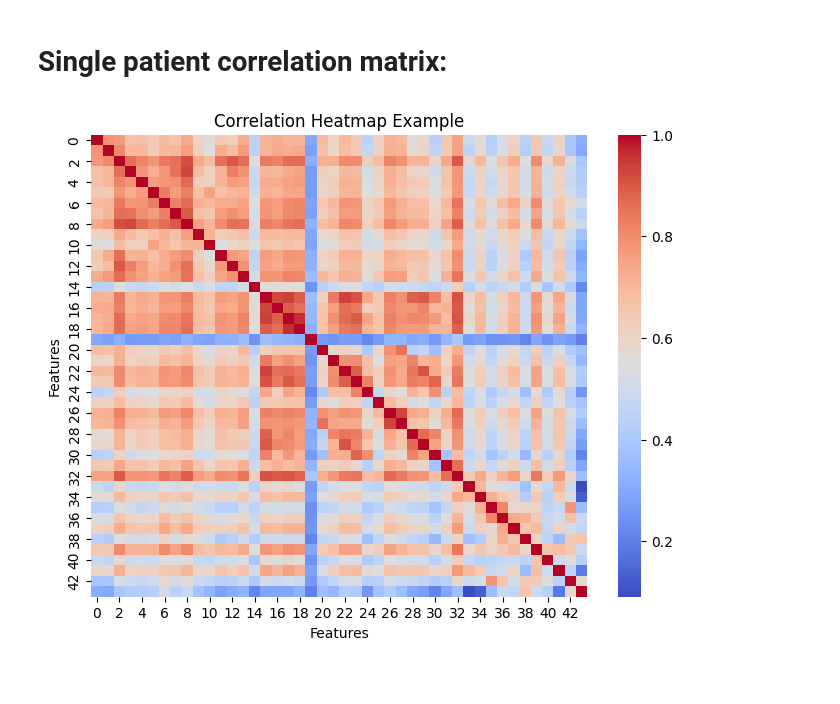
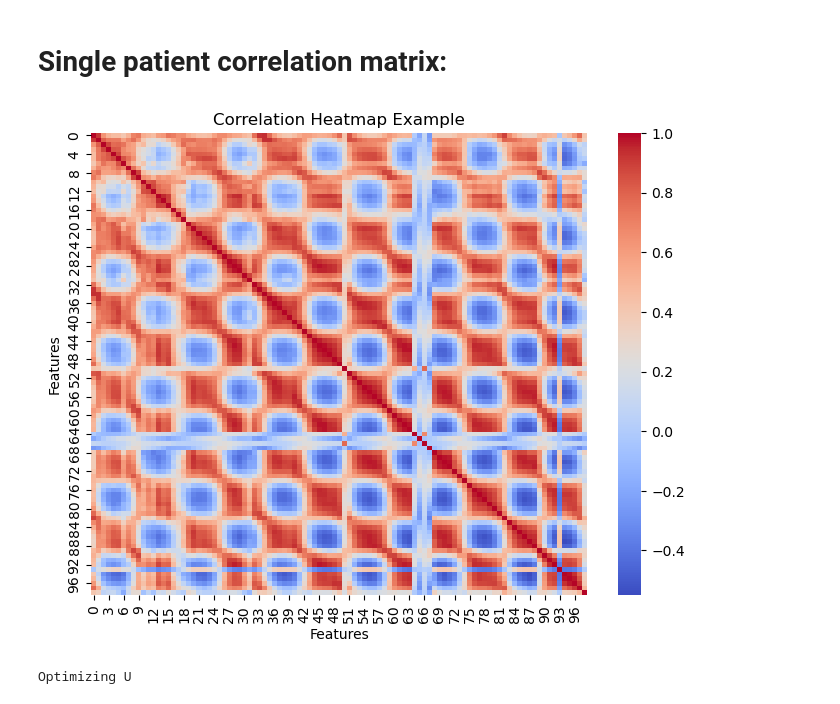
Before and after one commit to NoahWanless/SuperEeg-M467-project, a Jupyter notebook: test_new_u_method.ipynb, the cells around one changed output. Cells and saved outputs as stored; diff of their text form; code cells hidden in the pictures; blank space fills up the shorter version.

```diff
--- a/test_new_u_method.ipynb
+++ b/test_new_u_method.ipynb
@@ -16,5 +19,5 @@ import geoopt
 # %%
-data_root = Path("/Users/noahwanless/Desktop/Spring2026/M467/faces_basic/data")
+data_root = Path("/Users/owenw/Code/School/data_science_projects/faces_basic/data")
 registered_dir = Path("../SuperEeg-M467-project/registered_outputs")
 ecogs = get_just_ecog_data(registered_dir,data_root)
 xyz = get_electrode_normalized_loc(registered_dir)
@@ -34,13 +37,15 @@ Got Correlation Matrices, done!
 # Single patient correlation matrix:
 # %%
 plt.figure(figsize=(8, 6))
-sns.heatmap(patient_corr_mat[0], cmap='coolwarm')
+sns.heatmap(patient_corr_mat[8], cmap='coolwarm')
 plt.title('Correlation Heatmap Example')
 plt.xlabel('Features')
 plt.ylabel('Features')
 plt.show()
 # %% [output]
-[figure, old version]
+[figure, new version]
 # %%
 from noad_production_funcs import create_u
-U_det, loss = create_u(k=30,r=200,lamb=.95,patient_corr_mat=patient_corr_mat,xyz_clean=xyz_clean)
+U_det, loss = create_u(k=30,r=200,lamb=0,patient_corr_mat=patient_corr_mat,xyz_clean=xyz_clean)
+# %% [output]
+Optimizing U
```
Also changed, not shown: parts of 9 cells of this notebook.
